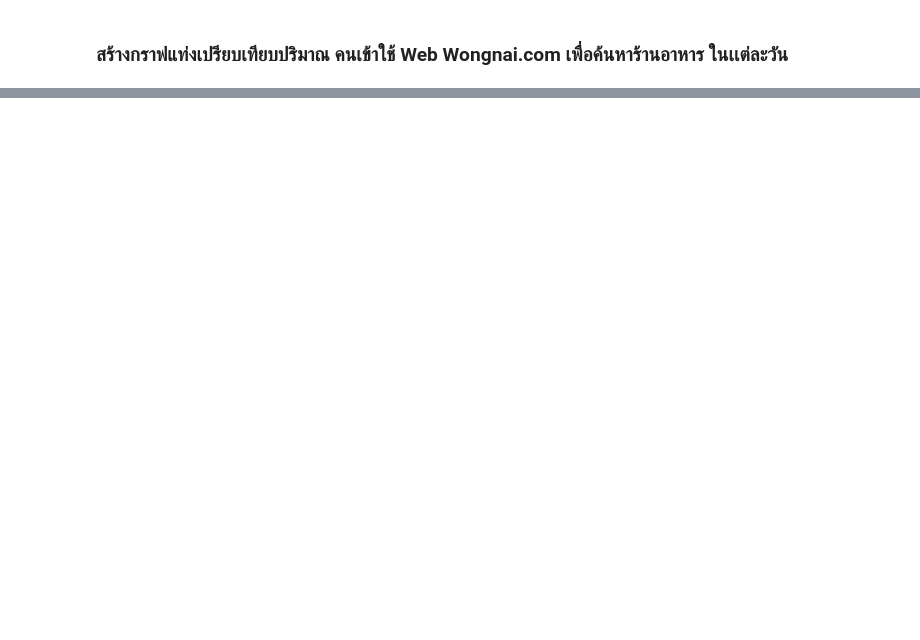
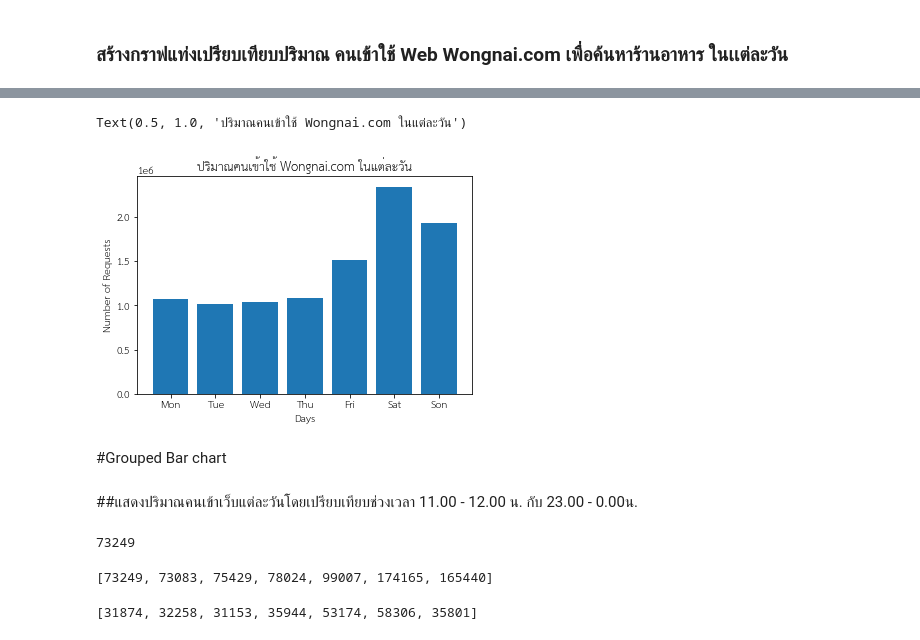
Before and after one commit to tanpharamut/data_viz, a Jupyter notebook: Visualize_Data_Comparison.ipynb, the cells around one changed output, grey strips where cells are left out. Saved outputs shown, nothing was run; the diff lists cells and outputs as text; code cells hidden in the pictures; blank space fills up the shorter version.

Commit message:
Bar Chart

```diff
--- a/Visualize_Data_Comparison.ipynb
+++ b/Visualize_Data_Comparison.ipynb
@@ -40,0 +53,52 @@ SyntaxError: ignored
+# %%
+# !pip install -U --pre matplotlib
+import matplotlib as mpl
+mpl.font_manager.fontManager.addfont('thsarabunnew-webfont.ttf')
+mpl.rc('font', family='TH Sarabun New')
+# %%
+plt.bar([1,2,3,4,5,6,7],[data[data['search_timestamp'].dt.dayofweek == 0].shape[0]
+                      , data[data['search_timestamp'].dt.dayofweek == 1].shape[0]
+                      , data[data['search_timestamp'].dt.dayofweek == 2].shape[0]
+                      , data[data['search_timestamp'].dt.dayofweek == 3].shape[0]
+                      ,  data[data['search_timestamp'].dt.dayofweek == 4].shape[0]
+                      ,  data[data['search_timestamp'].dt.dayofweek == 5].shape[0]
+                      ,  data[data['search_timestamp'].dt.dayofweek == 6].shape[0]
+                      ], tick_label = ['Mon','Tue','Wed','Thu','Fri','Sat','Son']);
+plt.xlabel('Days')
+plt.ylabel('Number of Requests')
+plt.title('ปริมาณคนเข้าใช้ Wongnai.com ในแต่ละวัน')
+# %% [output]
+Text(0.5, 1.0, 'ปริมาณคนเข้าใช้ Wongnai.com ในแต่ละวัน')
+[figure, added]
+# %% [markdown]
+#Grouped Bar chart
+# %% [markdown]
+##แสดงปริมาณคนเข้าเว็บแต่ละวันโดยเปรียบเทียบช่วงเวลา 11.00 - 12.00 น. กับ 23.00 - 0.00น.
+# %%
+data[(data['search_timestamp'].dt.dayofweek == 0)
+& (data['search_timestamp'].dt.time < time(hour=12))
+& (data['search_timestamp'].dt.time >= time(hour=11))].shape[0]
+# %% [output]
+73249
+# %%
+lunch = [data[(data['search_timestamp'].dt.dayofweek == 0) & (data['search_timestamp'].dt.time < time(hour=12)) & (data['search_timestamp'].dt.time >= time(hour=11))].shape[0]
+          ,data[(data['search_timestamp'].dt.dayofweek == 1) & (data['search_timestamp'].dt.time < time(hour=12)) & (data['search_timestamp'].dt.time >= time(hour=11))].shape[0]
+          ,data[(data['search_timestamp'].dt.dayofweek == 2) & (data['search_timestamp'].dt.time < time(hour=12)) & (data['search_timestamp'].dt.time >= time(hour=11))].shape[0]
+          ,data[(data['search_timestamp'].dt.dayofweek == 3) & (data['search_timestamp'].dt.time < time(hour=12)) & (data['search_timestamp'].dt.time >= time(hour=11))].shape[0]
+          ,data[(data['search_timestamp'].dt.dayofweek == 4) & (data['search_timestamp'].dt.time < time(hour=12)) & (data['search_timestamp'].dt.time >= time(hour=11))].shape[0]
+          ,data[(data['search_timestamp'].dt.dayofweek == 5) & (data['search_timestamp'].dt.time < time(hour=12)) & (data['search_timestamp'].dt.time >= time(hour=11))].shape[0]
+          ,data[(data['search_timestamp'].dt.dayofweek == 6) & (data['search_timestamp'].dt.time < time(hour=12)) & (data['search_timestamp'].dt.time >= time(hour=11))].shape[0]]
+lunch
+# %% [output]
+[73249, 73083, 75429, 78024, 99007, 174165, 165440]
+# %%
+midnight = [data[(data['search_timestamp'].dt.dayofweek == 0) & (data['search_timestamp'].dt.time >= time(hour=23))].shape[0]
+        ,data[(data['search_timestamp'].dt.dayofweek == 1) & (data['search_timestamp'].dt.time >= time(hour=23))].shape[0]
+        ,data[(data['search_timestamp'].dt.dayofweek == 2) & (data['search_timestamp'].dt.time >= time(hour=23))].shape[0]
+        ,data[(data['search_timestamp'].dt.dayofweek == 3) & (data['search_timestamp'].dt.time >= time(hour=23))].shape[0]
+        ,data[(data['search_timestamp'].dt.dayofweek == 4) & (data['search_timestamp'].dt.time >= time(hour=23))].shape[0]
+        ,data[(data['search_timestamp'].dt.dayofweek == 5) & (data['search_timestamp'].dt.time >= time(hour=23))].shape[0]
+        ,data[(data['search_timestamp'].dt.dayofweek == 6) & (data['search_timestamp'].dt.time >= time(hour=23))].shape[0]]
+midnight
+# %% [output]
+[31874, 32258, 31153, 35944, 53174, 58306, 35801]
```
Also changed, not shown: parts of 7 cells of this notebook.
